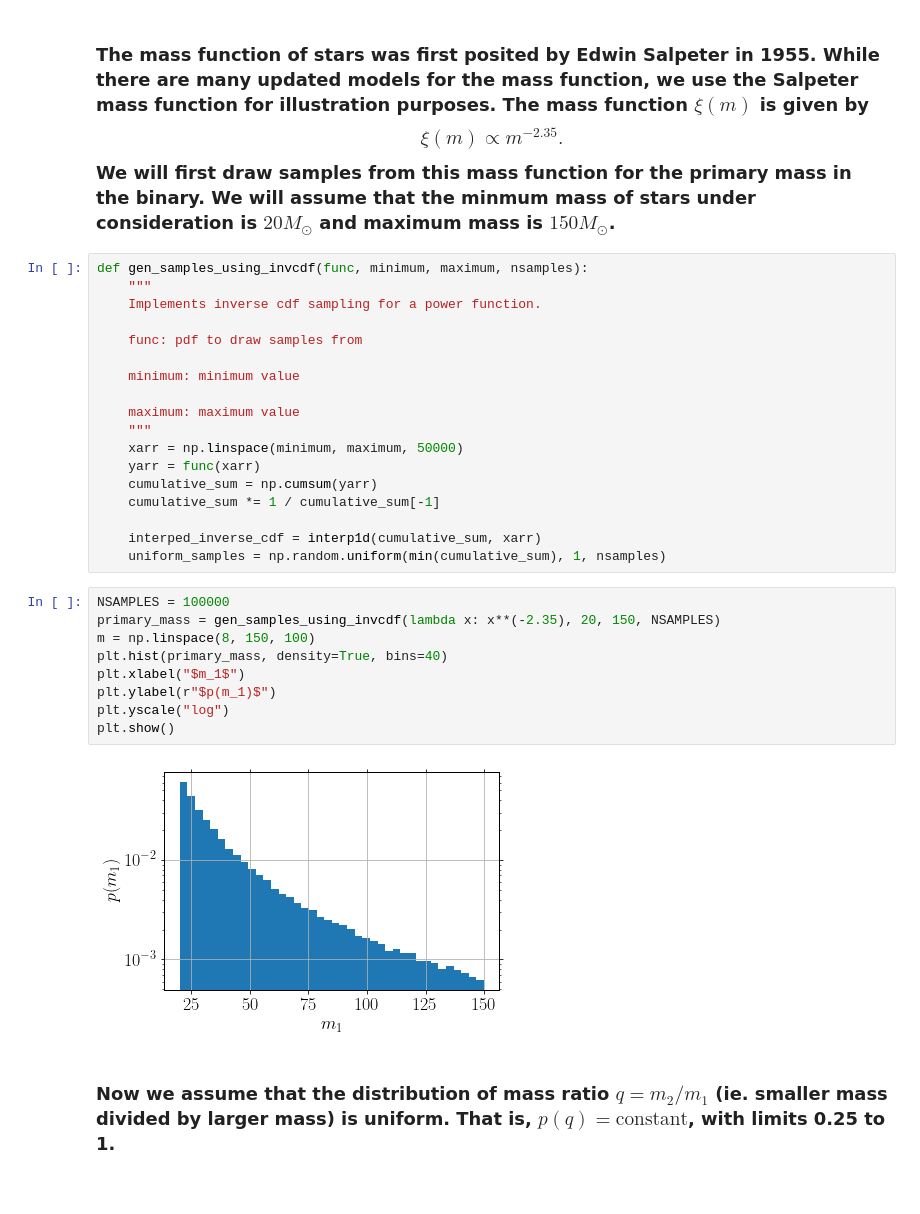
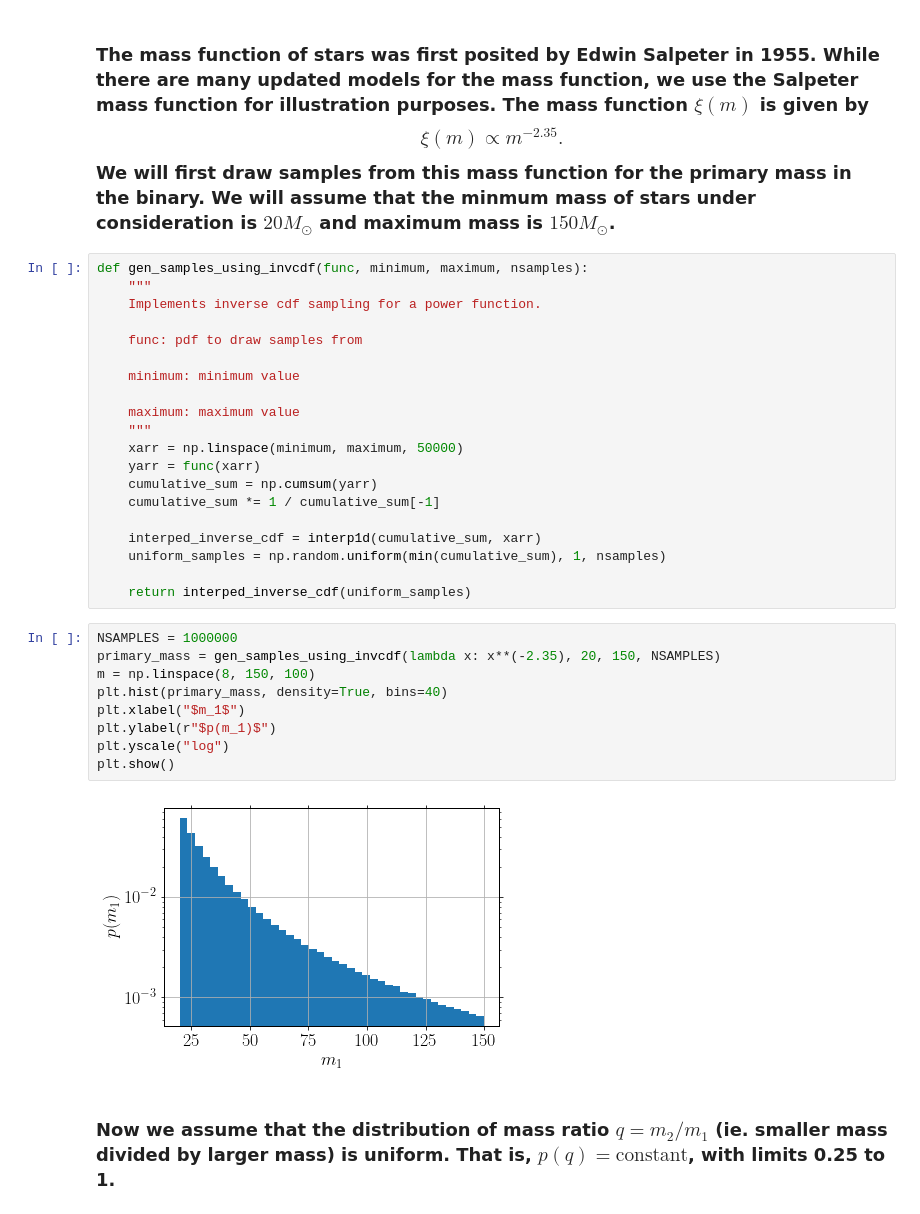
Before and after one commit to Sayantani04/ICTS_GW_2022, a Jupyter notebook: physics_of_binary_evolution/Q2_Binary_Population.ipynb, the cells around one changed output. Cells and saved outputs as stored; diff of their text form.

```diff
--- a/physics_of_binary_evolution/Q2_Binary_Population.ipynb
+++ b/physics_of_binary_evolution/Q2_Binary_Population.ipynb
@@ -49,17 +49,19 @@ def gen_samples_using_invcdf(func, minimum, maximum, nsamples):
 
     interped_inverse_cdf = interp1d(cumulative_sum, xarr)
     uniform_samples = np.random.uniform(min(cumulative_sum), 1, nsamples)
+
+    return interped_inverse_cdf(uniform_samples)
 # %%
-NSAMPLES = 100000
+NSAMPLES = 1000000
 primary_mass = gen_samples_using_invcdf(lambda x: x**(-2.35), 20, 150, NSAMPLES)
 m = np.linspace(8, 150, 100)
 plt.hist(primary_mass, density=True, bins=40)
 plt.xlabel("$m_1$")
 plt.ylabel(r"$p(m_1)$")
 plt.yscale("log")
 plt.show()
 # %% [output]
-[figure, old version]
+[figure, new version]
 # %% [markdown]
 ### Now we assume that the distribution of mass ratio $q=m_2/m_1$ (ie. smaller mass divided by larger mass) is uniform. That is, $p(q) = \mathrm{constant}$, with limits 0.25 to 1.
 # %%
```
Also changed, not shown: parts of 5 cells of this notebook, 1 other file.
